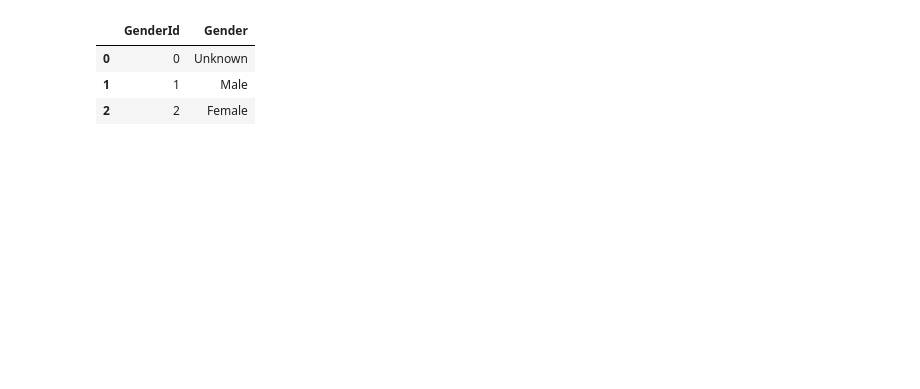
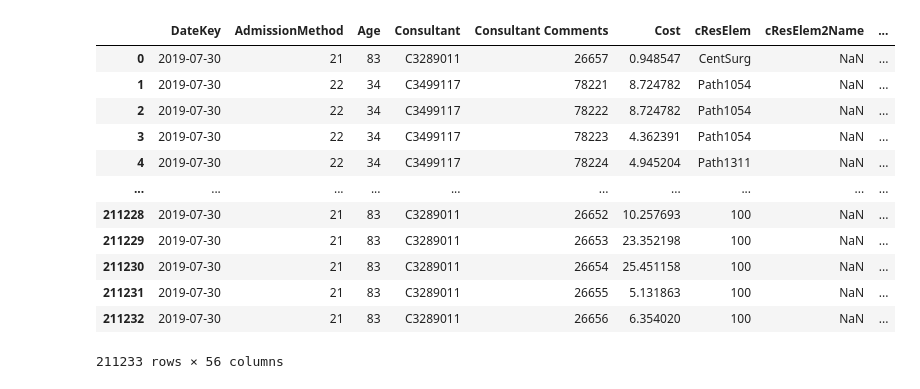
Before and after one commit to Karthik-raghavan/patient-costing-analysis, a Jupyter notebook: preprocessing v2.ipynb, the cells around one changed output. Drawn from its saved outputs; the diff is of its cells as text; code cells hidden in the pictures; blank space fills up the shorter version.

```diff
--- a/preprocessing v2.ipynb
+++ b/preprocessing v2.ipynb
@@ -86,2 +4,2 @@ data = patientdetails.merge(calendar, on='DateKey')
 # %%
-gender = pd.read_csv('dataset/Gender.txt')
+data = pd.read_csv('dataset/PatientCostingAnalysisData.csv')
@@ -101,7 +5,0 @@ gender.drop(columns='GenderDetails', inplace=True)
-# %%
-gender
-# %% [output]
-|  | GenderId | Gender |
-| 0 | 0 | Unknown |
-| 1 | 1 | Male |
-| 2 | 2 | Female |
@@ -110,2 +5,0 @@ gender.to_csv('dataset/gender.csv', index= False)
-# %%
-data = data.merge(gender, on = 'GenderId')
@@ -113,0 +6,16 @@ data.to_csv('dataset/dashboard_data.csv', index=False)
+# %%
+data
+# %% [output]
+|  | DateKey | AdmissionMethod | Age | Consultant | Consultant Comments | Cost | cResElem | cResElem2Name | ... |
+| 0 | 2019-07-30 | 21 | 83 | C3289011 | 26657 | 0.948547 | CentSurg | NaN | ... |
+| 1 | 2019-07-30 | 22 | 34 | C3499117 | 78221 | 8.724782 | Path1054 | NaN | ... |
+| 2 | 2019-07-30 | 22 | 34 | C3499117 | 78222 | 8.724782 | Path1054 | NaN | ... |
+| 3 | 2019-07-30 | 22 | 34 | C3499117 | 78223 | 4.362391 | Path1054 | NaN | ... |
+| 4 | 2019-07-30 | 22 | 34 | C3499117 | 78224 | 4.945204 | Path1311 | NaN | ... |
+| ... | ... | ... | ... | ... | ... | ... | ... | ... | ... |
+| 211228 | 2019-07-30 | 21 | 83 | C3289011 | 26652 | 10.257693 | 100 | NaN | ... |
+| 211229 | 2019-07-30 | 21 | 83 | C3289011 | 26653 | 23.352198 | 100 | NaN | ... |
+| 211230 | 2019-07-30 | 21 | 83 | C3289011 | 26654 | 25.451158 | 100 | NaN | ... |
+| 211231 | 2019-07-30 | 21 | 83 | C3289011 | 26655 | 5.131863 | 100 | NaN | ... |
+| 211232 | 2019-07-30 | 21 | 83 | C3289011 | 26656 | 6.354020 | 100 | NaN | ... |
+211233 rows × 56 columns
```
Also changed, not shown: parts of 17 cells of this notebook, 4 other files.
